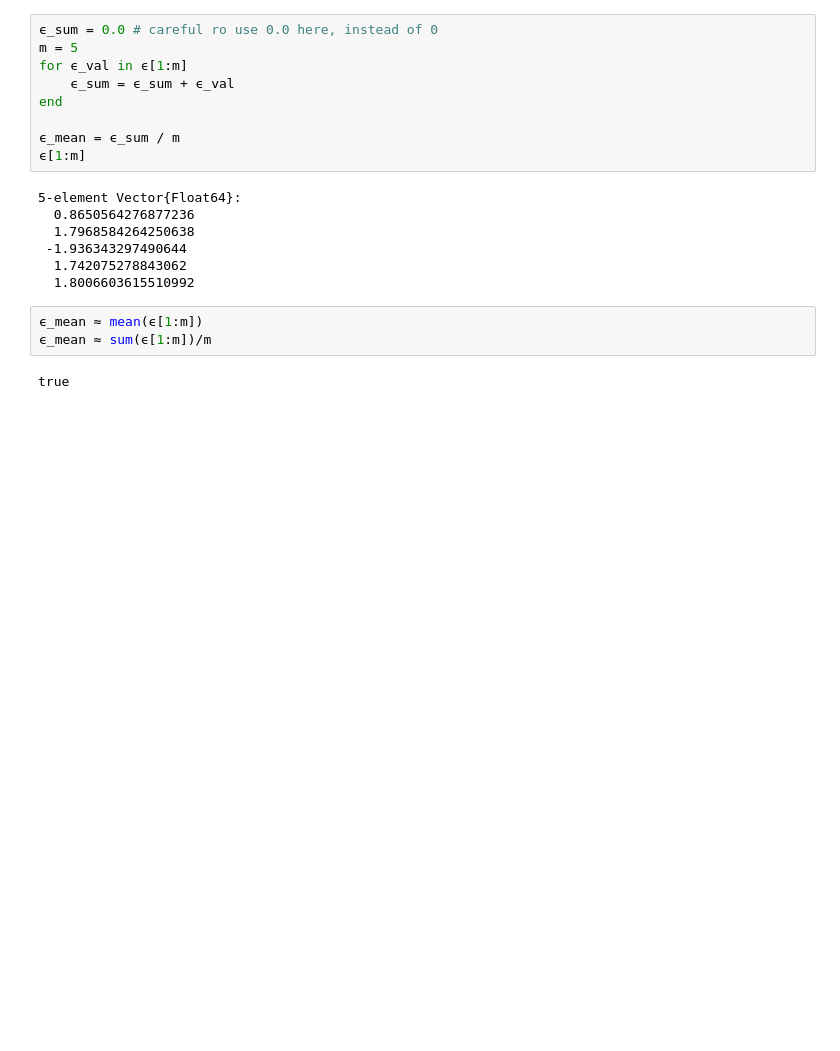
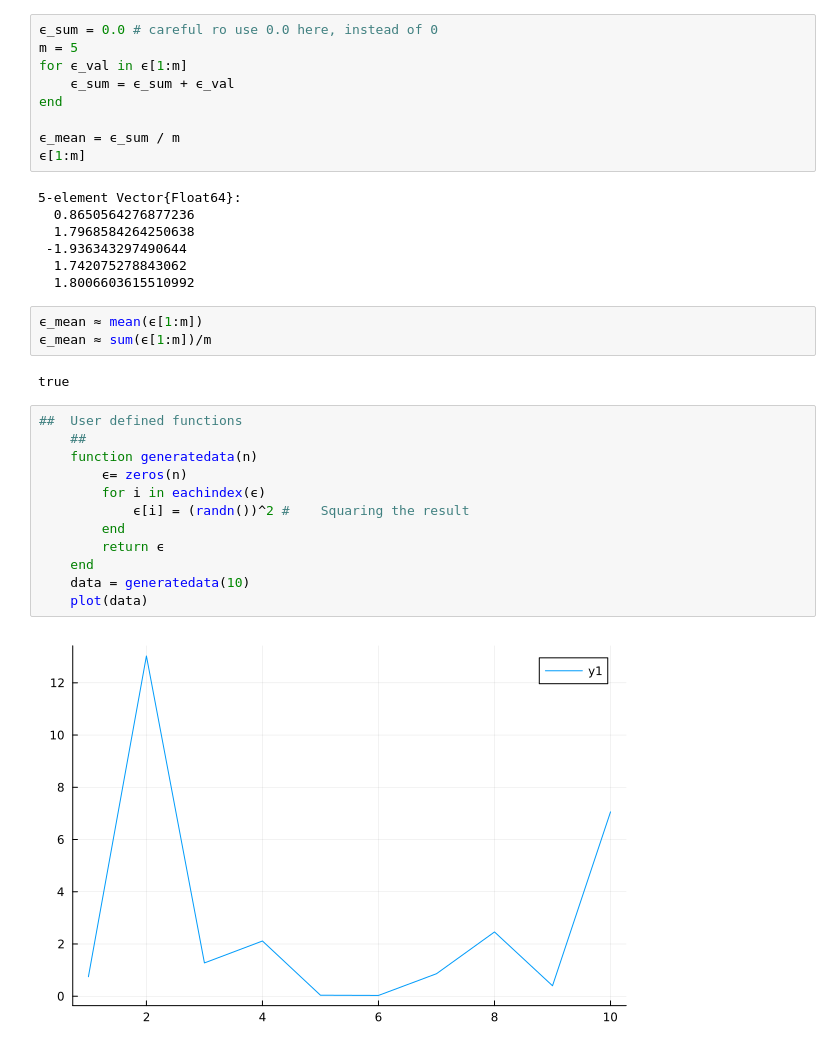
Before and after one commit to BraddWForster/Julia-Sample, a Jupyter notebook: Untitled.ipynb, the cells around one changed output. Drawn from its saved outputs; the diff is of its cells as text; blank space fills up the shorter version.

```diff
--- a/Untitled.ipynb
+++ b/Untitled.ipynb
@@ -67,3 +67,17 @@ end
 ϵ_mean ≈ sum(ϵ[1:m])/m
 # %% [output]
 true
+# %%
+##  User defined functions
+    ##
+    function generatedata(n)
+        ϵ= zeros(n)
+        for i in eachindex(ϵ)
+            ϵ[i] = (randn())^2 #    Squaring the result
+        end
+        return ϵ
+    end
+    data = generatedata(10)
+    plot(data)
+# %% [output]
+[figure, added]
```
